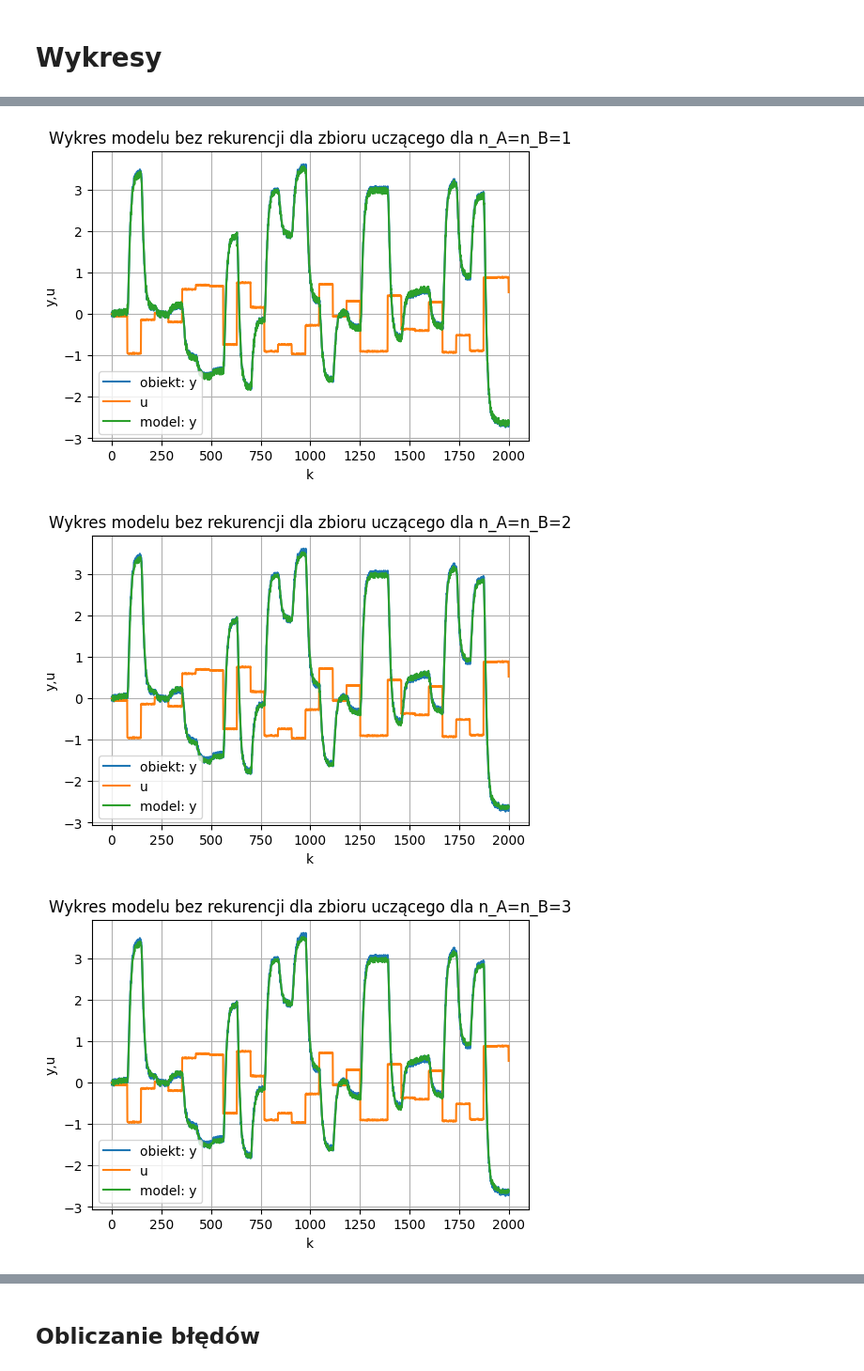
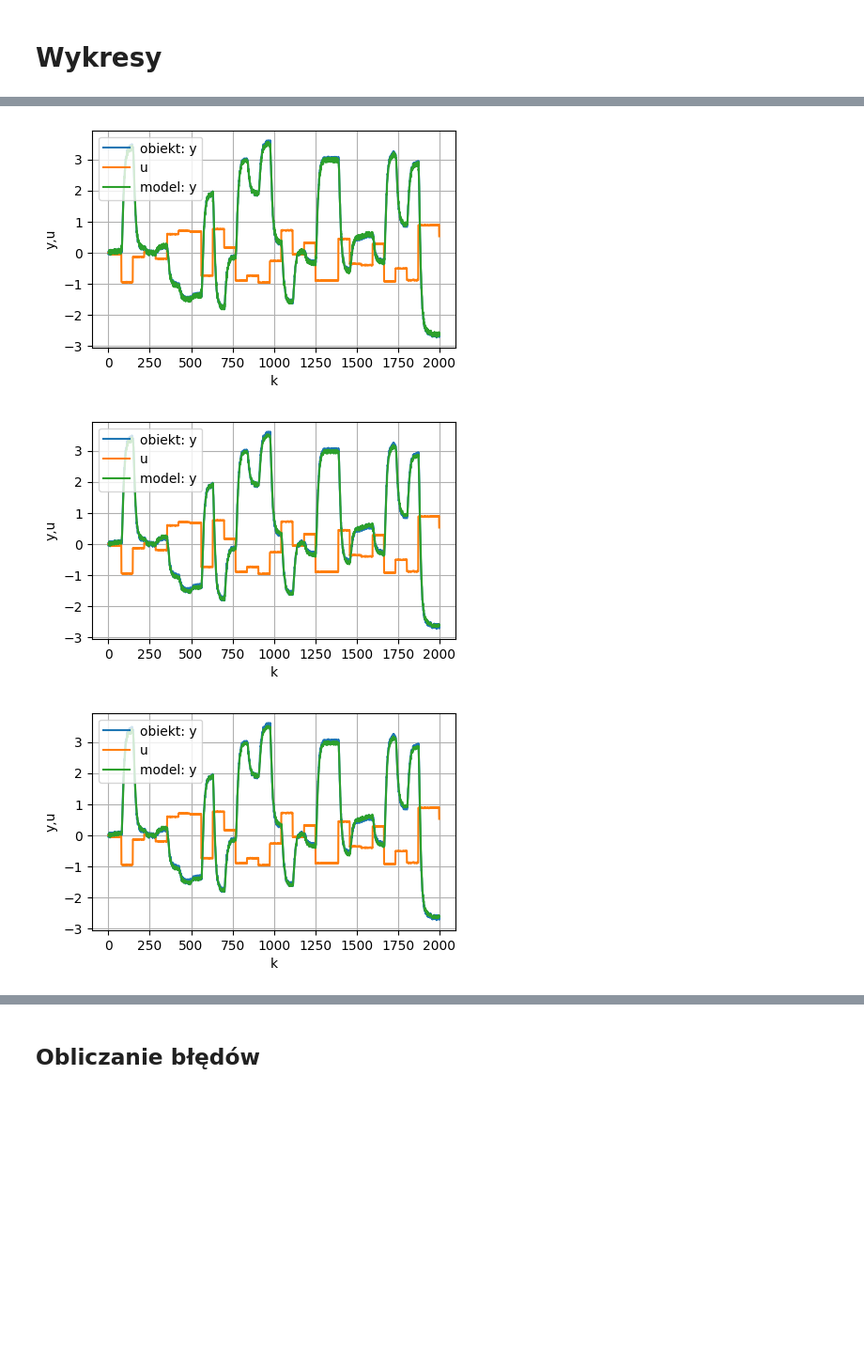
Before and after one commit to pioromichal/modeling_and_identification, a Jupyter notebook: Projekt_2/Model_Dynamiczny.ipynb, the cells around one changed output, grey strips where cells are left out. Shown at 94% size. Saved outputs shown, nothing was run; the diff lists cells and outputs as text; code cells hidden in the pictures; blank space fills up the shorter version.

```diff
--- a/Projekt_2/Model_Dynamiczny.ipynb
+++ b/Projekt_2/Model_Dynamiczny.ipynb
@@ -48,7 +49,7 @@ a=np.zeros((N,N))
 b=np.zeros((N,N))
 
 for n in range(1,N+1):
-    a_temp, b_temp = nmk_nlin_mod_dyn(dane_ucz[:,0],dane_ucz[:,1],n)
+    a_temp, b_temp = nmk_lin_mod_dyn(dane_ucz[:,0],dane_ucz[:,1],n)
     b[0:n,n-1]=b_temp
     a[0:n,n-1]=a_temp
 print(b)
@@ -67,17 +68,17 @@ print(a)
 # %%
 for n in range(1, N+1):
-    plt.figure(figsize=(6, 4))
+    plt.figure(figsize=(5, 3))
     plt.plot(dane_ucz[:,1], label='obiekt: y')
     plt.plot(dane_ucz[:,0], label='u')
     k_vals=np.array(range(N,dane_ucz.shape[0]))
-    plt.plot(k_vals, nlin_mod_dyn_y(dane_ucz[:,0],dane_ucz[:,1],a[:n,n-1],b[:n,n-1],k_vals,N), label='model: y')
+    plt.plot(k_vals, lin_mod_dyn_y(dane_ucz[:,0],dane_ucz[:,1],a[:n,n-1],b[:n,n-1],k_vals,N), label='model: y')
 
-    plt.title('Wykres modelu bez rekurencji dla zbioru uczącego dla n_A=n_B='+str(n))
+    # plt.title('Wykres modelu bez rekurencji dla zbioru uczącego dla n_A=n_B='+str(n))
     plt.xlabel('k')
     plt.ylabel('y,u')
     plt.legend()
     plt.grid(True)
     path='wykresy_dyn/dane_uczace_bez_rek_r_dyn_'+str(n)+'.png'
-    plt.savefig(path,dpi=300)
+    plt.savefig(path,dpi=200)
     plt.show()
 # %% [output]
@@ -89,17 +90,17 @@ for n in range(1, N+1):
 # %%
 for n in range(1, N+1):
-    plt.figure(figsize=(6, 4))
+    plt.figure(figsize=(5, 3))
     plt.plot(dane_ucz[:,1], label='obiekt: y')
     plt.plot(dane_ucz[:,0], label='u')
     k_vals=np.array(range(N,dane_ucz.shape[0]))
-    y_mod=nlin_mod_dyn_rek_y(dane_ucz[:,0],dane_ucz[:,1],a[:n,n-1],b[:n,n-1],k_vals, N)
+    y_mod=lin_mod_dyn_rek_y(dane_ucz[:,0],dane_ucz[:,1],a[:n,n-1],b[:n,n-1],k_vals, N)
     plt.plot(k_vals, y_mod[N:,0], label='model: y')
-    plt.title('Wykres modelu z rekurencją dla zbioru uczącego dla n_A=n_B='+str(n))
+    # plt.title('Wykres modelu z rekurencją dla zbioru uczącego dla n_A=n_B='+str(n))
     plt.xlabel('k')
     plt.ylabel('y,u')
     plt.legend()
     plt.grid(True)
     path='wykresy_dyn/dane_uczace_z_rek_r_dyn_'+str(n)+'.png'
-    plt.savefig(path,dpi=300)
+    plt.savefig(path,dpi=200)
     plt.show()
 # %% [output]
@@ -111,20 +112,19 @@ for n in range(1, N+1):
 # %%
 for n in range(1, N+1):
-    plt.figure(figsize=(6, 4))
+    plt.figure(figsize=(5, 3))
     plt.plot(dane_wer[:,1], label='obiekt: y')
     plt.plot(dane_wer[:,0], label='u')
     k_vals=np.array(range(N,dane_wer.shape[0]))
-    plt.plot(k_vals, nlin_mod_dyn_y(dane_wer[:,0],dane_wer[:,1],a[:n,n-1],b[:n,n-1],k_vals,N), label='model: y')
-    plt.title('Wykres modelu bez rekurencji dla zbioru uczącego dla n_A=n_B='+str(n))
+    plt.plot(k_vals, lin_mod_dyn_y(dane_wer[:,0],dane_wer[:,1],a[:n,n-1],b[:n,n-1],k_vals,N), label='model: y')
+    # plt.title('Wykres modelu bez rekurencji dla zbioru uczącego dla n_A=n_B='+str(n))
     plt.xlabel('k')
     plt.ylabel('y,u')
     plt.legend()
     plt.grid(True)
     path='wykresy_dyn/dane_weryf_bez_rek_r_dyn_'+str(n)+'.png'
-    plt.savefig(path,dpi=300)
-    plt.show()
+    plt.savefig(path,dpi=200)
 # %% [output]
-[figure, old version]
+[figure, new version]
-[figure, old version]
+[figure, new version]
-[figure, old version]
+[figure, new version]
 # %% [markdown]
```
Also changed, not shown: parts of 29 cells of this notebook, 11 other files.
